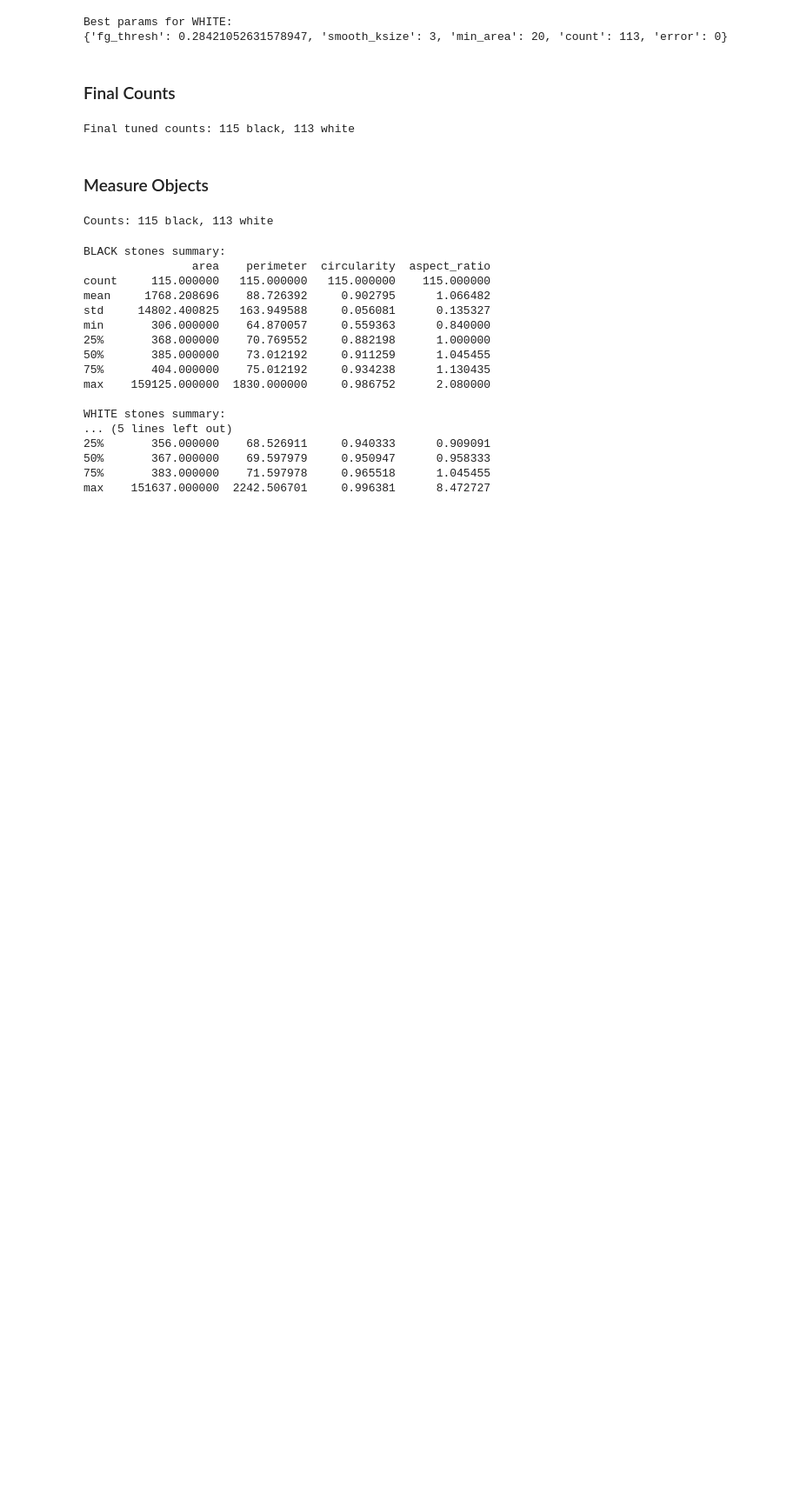
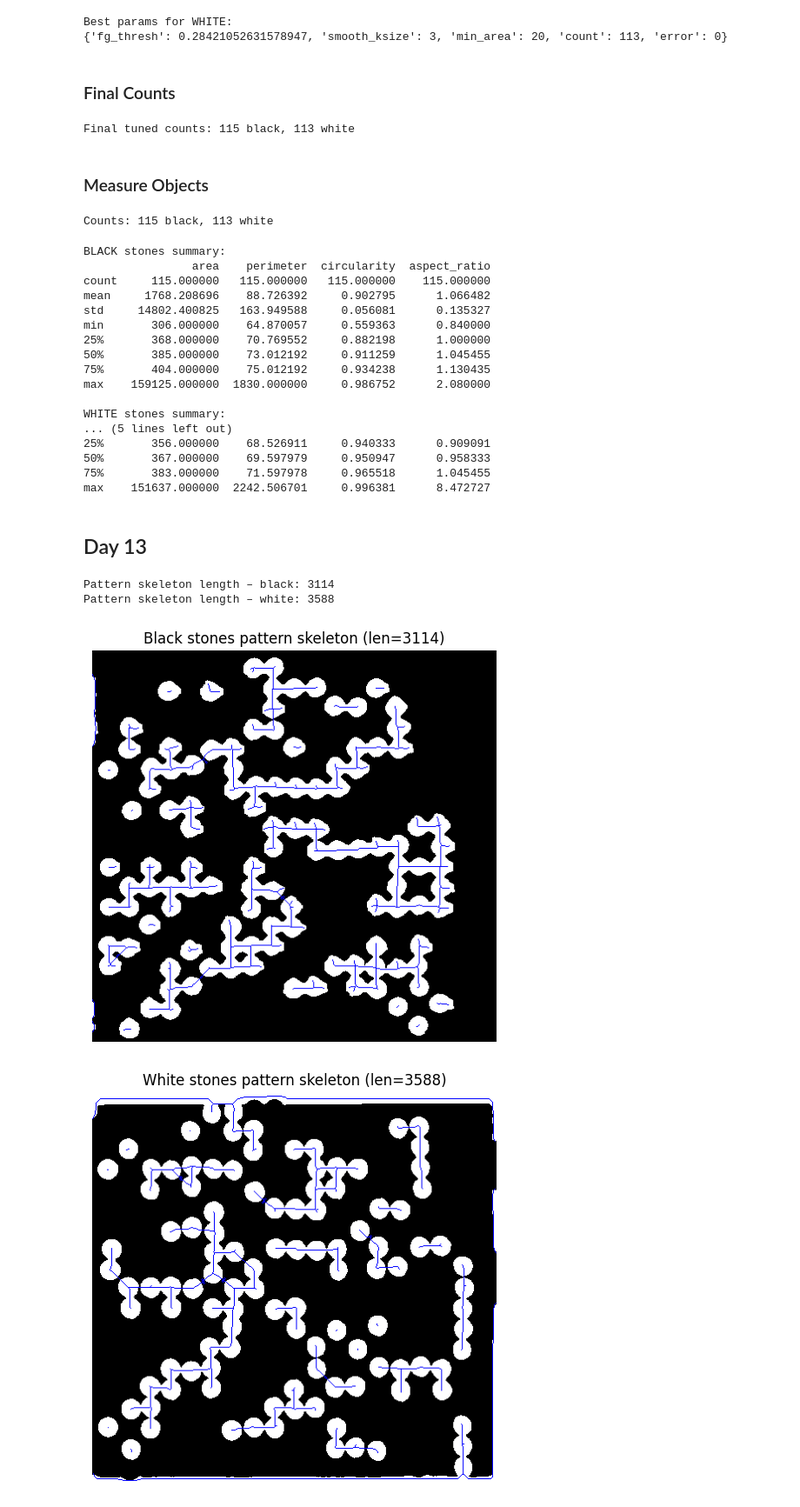
Before and after one commit to infamousperi/GBSV_MC, a Jupyter notebook: MC2/Segmentation_Morphological_Operations_Object_Properties.ipynb, the cells around one changed output. Shown at 87% size. Drawn from its saved outputs; the diff is of its cells as text; code cells hidden in the pictures; blank space fills up the shorter version.

```diff
--- a/MC2/Segmentation_Morphological_Operations_Object_Properties.ipynb
+++ b/MC2/Segmentation_Morphological_Operations_Object_Properties.ipynb
@@ -684,3 +684,5 @@ WHITE stones summary:
 50%       367.000000    69.597979     0.950947      0.958333
 75%       383.000000    71.597978     0.965518      1.045455
 max    151637.000000  2242.506701     0.996381      8.472727
+# %% [markdown]
+## Day 13
@@ -686,0 +715,37 @@ max    151637.000000  2242.506701     0.996381      8.472727
+# %%
+mask_pattern_black = (mask_black_clean > 0).astype(np.uint8)
+mask_pattern_white = (mask_white_clean > 0).astype(np.uint8)
+
+skel_black, len_black = build_pattern_skeleton(mask_pattern_black,
+                                               connect_radius=3,
+                                               closing_radius=1)
+skel_white, len_white = build_pattern_skeleton(mask_pattern_white,
+                                               connect_radius=3,
+                                               closing_radius=1)
+# %%
+print("Pattern skeleton length – black:", len_black)
+print("Pattern skeleton length – white:", len_white)
+# %% [output]
+Pattern skeleton length – black: 3114
+Pattern skeleton length – white: 3588
+# %%
+def overlay_skeleton_on_mask(mask_01, skeleton, title=""):
+    base = (mask_01 * 255).astype(np.uint8)
+    color = cv2.cvtColor(base, cv2.COLOR_GRAY2BGR)
+
+    # skeleton in red
+    color[skeleton == 1] = (0, 0, 255)
+
+    plt.figure(figsize=(6, 6))
+    plt.imshow(color)
+    plt.title(title)
+    plt.axis("off")
+    plt.show()
+
+overlay_skeleton_on_mask(mask_pattern_black, skel_black,
+    title=f"Black stones pattern skeleton (len={len_black})")
+overlay_skeleton_on_mask(mask_pattern_white, skel_white,
+    title=f"White stones pattern skeleton (len={len_white})")
+# %% [output]
+[figure, added]
+[figure, added]
```
Also changed, not shown: parts of 4 cells of this notebook.
